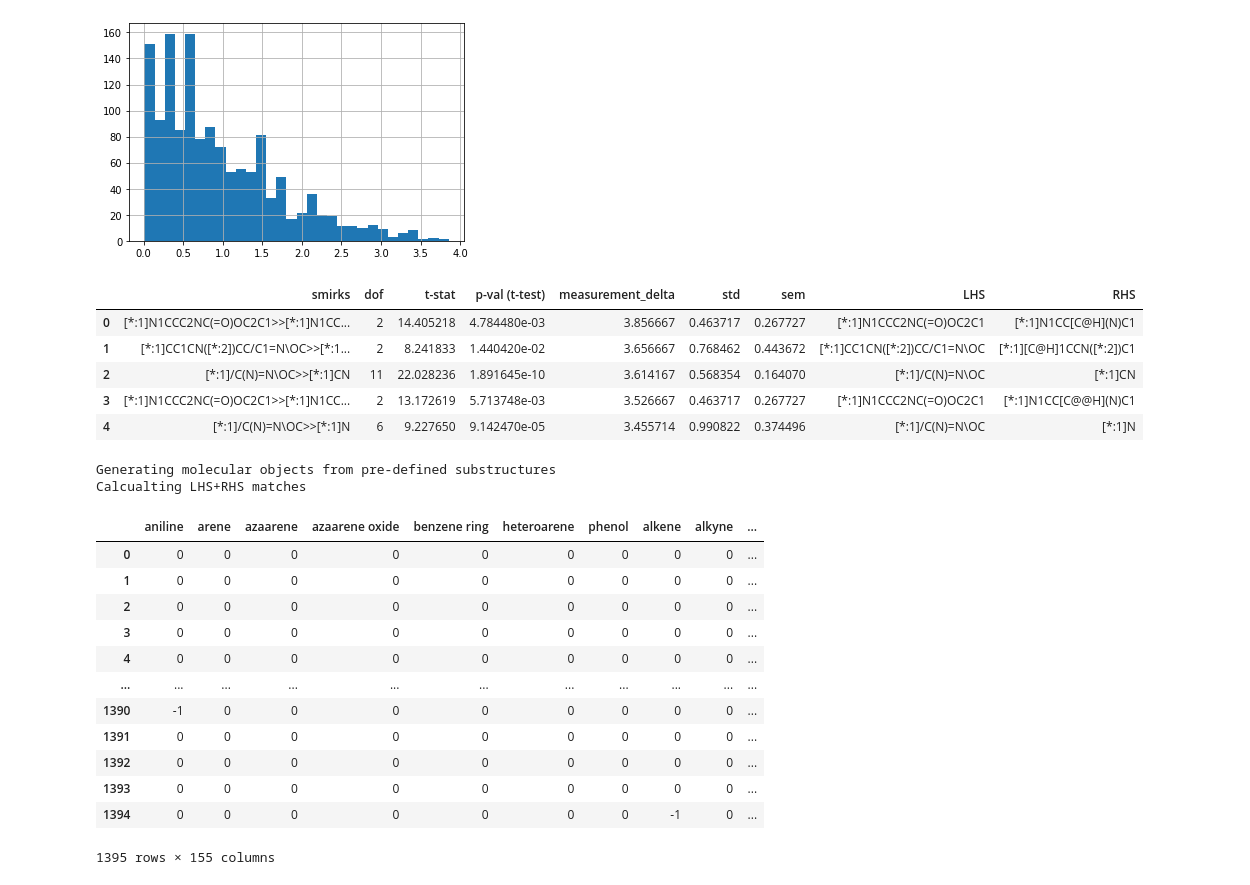
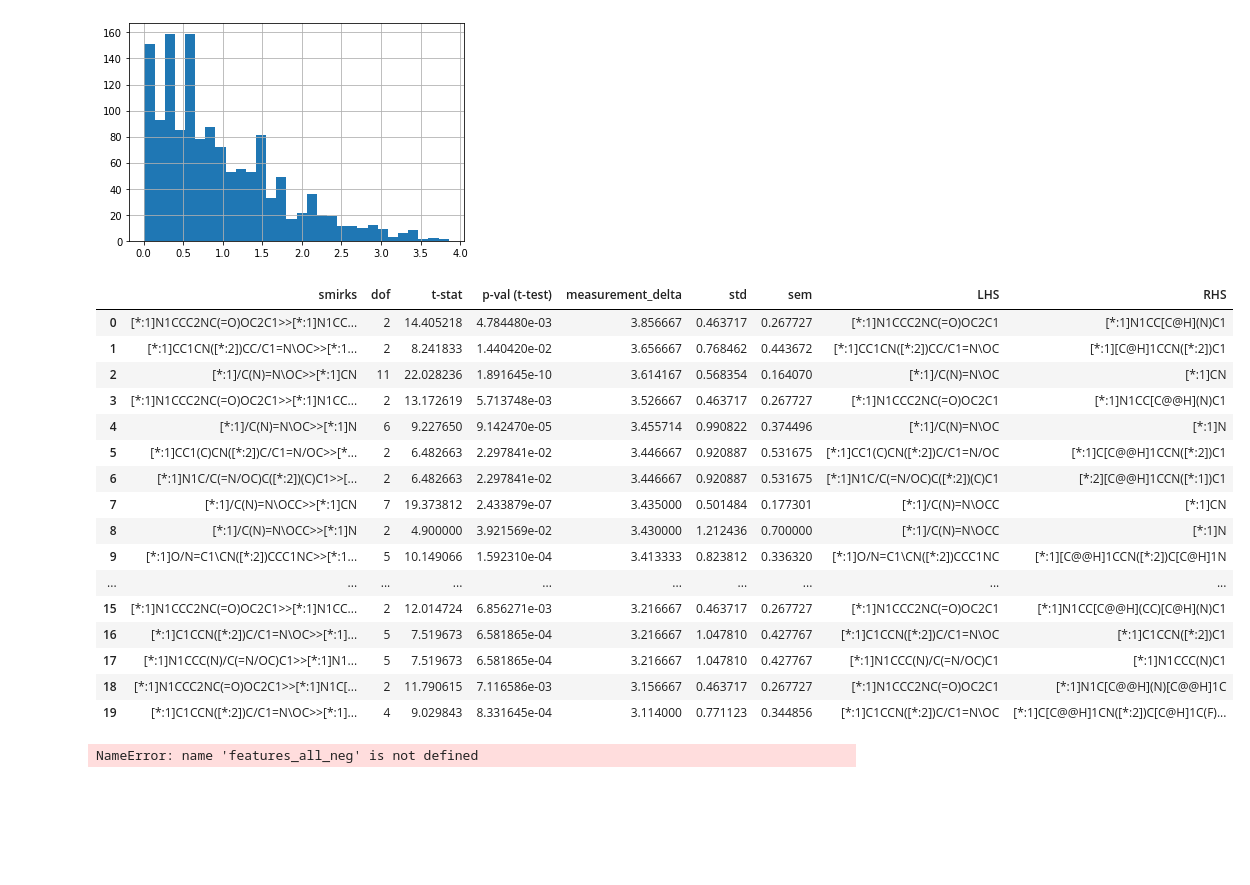
Before and after one commit to domgurvic/ml_mmpa, a Jupyter notebook: test_workflow.ipynb, the cells around one changed output. Cells and saved outputs as stored; diff of their text form; code cells hidden in the pictures; blank space fills up the shorter version.

Commit message:
master func

```diff
--- a/test_workflow.ipynb
+++ b/test_workflow.ipynb
@@ -112,35 +107,31 @@ mmpa_zero_pos.measurement_delta.hist(bins=30)
 <matplotlib.axes._subplots.AxesSubplot at 0x...>
 [figure]
 # %%
-mmpa_zero_pos.head(5)
+mmpa_zero_pos.head(20)
 # %% [output]
 |  | smirks | dof | t-stat | p-val (t-test) | measurement_delta | std | sem | LHS | RHS |
 | 0 | [*:1]N1CCC2NC(=O)OC2C1>>[*:1]N1CC... | 2 | 14.405218 | 4.784480e-03 | 3.856667 | 0.463717 | 0.267727 | [*:1]N1CCC2NC(=O)OC2C1 | [*:1]N1CC[C@H](N)C1 |
 | 1 | [*:1]CC1CN([*:2])CC/C1=N\OC>>[*:1... | 2 | 8.241833 | 1.440420e-02 | 3.656667 | 0.768462 | 0.443672 | [*:1]CC1CN([*:2])CC/C1=N\OC | [*:1][C@H]1CCN([*:2])C1 |
 | 2 | [*:1]/C(N)=N\OC>>[*:1]CN | 11 | 22.028236 | 1.891645e-10 | 3.614167 | 0.568354 | 0.164070 | [*:1]/C(N)=N\OC | [*:1]CN |
 | 3 | [*:1]N1CCC2NC(=O)OC2C1>>[*:1]N1CC... | 2 | 13.172619 | 5.713748e-03 | 3.526667 | 0.463717 | 0.267727 | [*:1]N1CCC2NC(=O)OC2C1 | [*:1]N1CC[C@@H](N)C1 |
 | 4 | [*:1]/C(N)=N\OC>>[*:1]N | 6 | 9.227650 | 9.142470e-05 | 3.455714 | 0.990822 | 0.374496 | [*:1]/C(N)=N\OC | [*:1]N |
+| 5 | [*:1]CC1(C)CN([*:2])C/C1=N/OC>>[*... | 2 | 6.482663 | 2.297841e-02 | 3.446667 | 0.920887 | 0.531675 | [*:1]CC1(C)CN([*:2])C/C1=N/OC | [*:1]C[C@@H]1CCN([*:2])C1 |
+| 6 | [*:1]N1C/C(=N/OC)C([*:2])(C)C1>>[... | 2 | 6.482663 | 2.297841e-02 | 3.446667 | 0.920887 | 0.531675 | [*:1]N1C/C(=N/OC)C([*:2])(C)C1 | [*:2][C@@H]1CCN([*:1])C1 |
+| 7 | [*:1]/C(N)=N\OCC>>[*:1]CN | 7 | 19.373812 | 2.433879e-07 | 3.435000 | 0.501484 | 0.177301 | [*:1]/C(N)=N\OCC | [*:1]CN |
+| 8 | [*:1]/C(N)=N\OCC>>[*:1]N | 2 | 4.900000 | 3.921569e-02 | 3.430000 | 1.212436 | 0.700000 | [*:1]/C(N)=N\OCC | [*:1]N |
+| 9 | [*:1]O/N=C1\CN([*:2])CCC1NC>>[*:1... | 5 | 10.149066 | 1.592310e-04 | 3.413333 | 0.823812 | 0.336320 | [*:1]O/N=C1\CN([*:2])CCC1NC | [*:1][C@@H]1CCN([*:2])C[C@H]1N |
+| ... | ... | ... | ... | ... | ... | ... | ... | ... | ... |
+| 15 | [*:1]N1CCC2NC(=O)OC2C1>>[*:1]N1CC... | 2 | 12.014724 | 6.856271e-03 | 3.216667 | 0.463717 | 0.267727 | [*:1]N1CCC2NC(=O)OC2C1 | [*:1]N1CC[C@@H](CC)[C@H](N)C1 |
+| 16 | [*:1]C1CCN([*:2])C/C1=N\OC>>[*:1]... | 5 | 7.519673 | 6.581865e-04 | 3.216667 | 1.047810 | 0.427767 | [*:1]C1CCN([*:2])C/C1=N\OC | [*:1]C1CCN([*:2])C1 |
+| 17 | [*:1]N1CCC(N)/C(=N/OC)C1>>[*:1]N1... | 5 | 7.519673 | 6.581865e-04 | 3.216667 | 1.047810 | 0.427767 | [*:1]N1CCC(N)/C(=N/OC)C1 | [*:1]N1CCC(N)C1 |
+| 18 | [*:1]N1CCC2NC(=O)OC2C1>>[*:1]N1C[... | 2 | 11.790615 | 7.116586e-03 | 3.156667 | 0.463717 | 0.267727 | [*:1]N1CCC2NC(=O)OC2C1 | [*:1]N1C[C@@H](N)[C@@H]1C |
+| 19 | [*:1]C1CCN([*:2])C/C1=N\OC>>[*:1]... | 4 | 9.029843 | 8.331645e-04 | 3.114000 | 0.771123 | 0.344856 | [*:1]C1CCN([*:2])C/C1=N\OC | [*:1]C[C@@H]1CN([*:2])C[C@H]1C(F)... |
 # %%
-features_all_neg, l_feats_neg, r_feats_neg = master_functions.calculate_fractions_mk4(mmpa_zero_pos)
+# features_all_neg, l_feats_neg, r_feats_neg = master_functions.calculate_fractions_mk4(mmpa_zero_pos)
-# %% [output]
-Generating molecular objects from pre-defined substructures
-Calcualting LHS+RHS matches
 # %%
-features_all_neg
+# features_all_neg
 # %% [output]
-|  | aniline | arene | azaarene | azaarene oxide | benzene ring | heteroarene | phenol | alkene | alkyne | ... |
-| 0 | 0 | 0 | 0 | 0 | 0 | 0 | 0 | 0 | 0 | ... |
-| 1 | 0 | 0 | 0 | 0 | 0 | 0 | 0 | 0 | 0 | ... |
-| 2 | 0 | 0 | 0 | 0 | 0 | 0 | 0 | 0 | 0 | ... |
-| 3 | 0 | 0 | 0 | 0 | 0 | 0 | 0 | 0 | 0 | ... |
-| 4 | 0 | 0 | 0 | 0 | 0 | 0 | 0 | 0 | 0 | ... |
-| ... | ... | ... | ... | ... | ... | ... | ... | ... | ... | ... |
-| 1390 | -1 | 0 | 0 | 0 | 0 | 0 | 0 | 0 | 0 | ... |
-| 1391 | 0 | 0 | 0 | 0 | 0 | 0 | 0 | 0 | 0 | ... |
-| 1392 | 0 | 0 | 0 | 0 | 0 | 0 | 0 | 0 | 0 | ... |
-| 1393 | 0 | 0 | 0 | 0 | 0 | 0 | 0 | 0 | 0 | ... |
-| 1394 | 0 | 0 | 0 | 0 | 0 | 0 | 0 | -1 | 0 | ... |
-1395 rows × 155 columns
+NameError: name 'features_all_neg' is not defined
 # %%
 features_2_all_neg, l_feats_2_neg, r_feats_2_neg = master_functions.calculate_fractions_mk5(mmpa_zero_pos)
 # %% [output]
```
Also changed, not shown: parts of 8 cells of this notebook, 2 other files.
